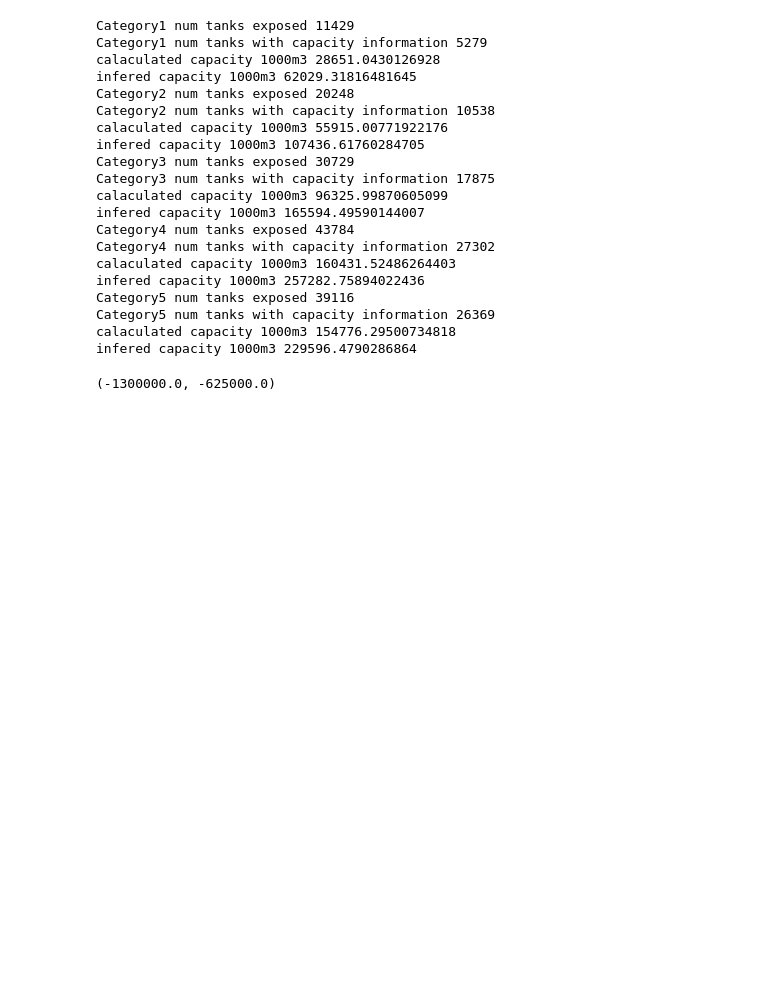
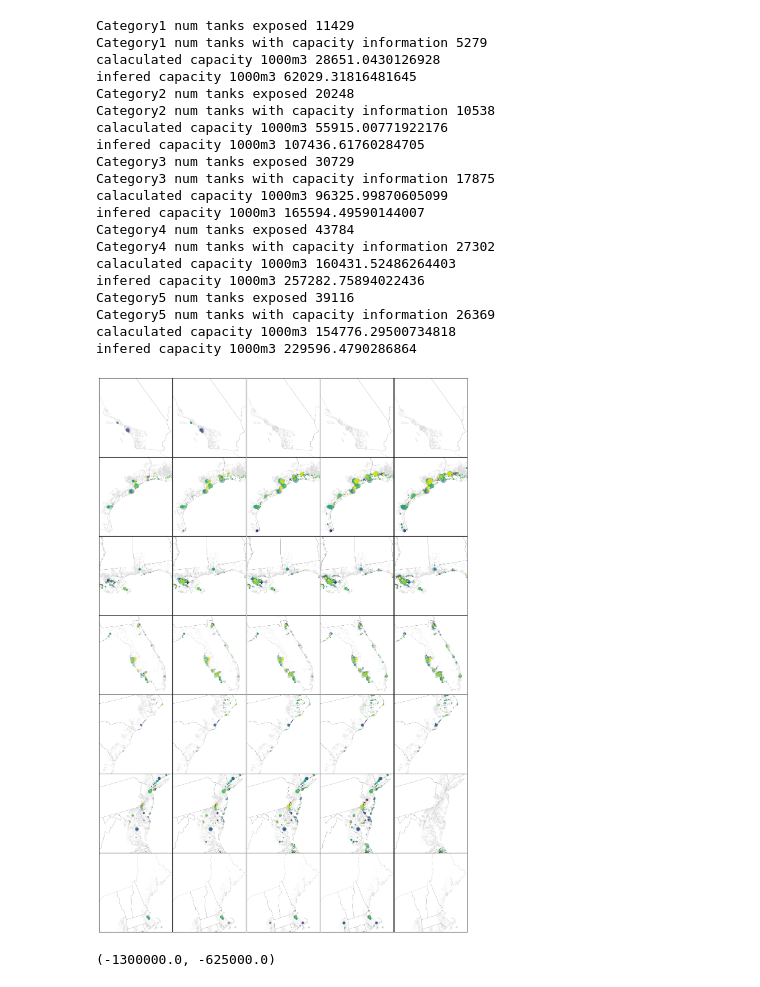
Before and after one commit to celinerobi/ast_object_detection_public, a Jupyter notebook: src/Untitled.ipynb, the cells around one changed output. Drawn from its saved outputs; the diff is of its cells as text; code cells hidden in the pictures; blank space fills up the shorter version.

```diff
--- a/src/Untitled.ipynb
+++ b/src/Untitled.ipynb
@@ -174,7 +169,9 @@ detected_tanks_slosh_data_added = gpd.read_file("/hpc/group/borsuklab/csr33/obje
 # %%
+detected_tanks_slosh_data_added = gpd.read_file("/hpc/group/borsuklab/csr33/object_detection/detected_tanks_slosh_data_added.geojson")
 slosh_cols_by_category = list_of_list_of_inundation_categories(args.temp_key)
 detected_tanks_slosh_data_added_dict = subset_tanks_with_data_by_category(detected_tanks_slosh_data_added,
-                                                                         ["id",'height', 'diameter', "object_class", "confidence", "geometry"],
+                                                                         ["id",'height', 'diameter', "object_class",
+                                                                          "confidence", "geometry"],
                                                                          slosh_cols_by_category)
 detected_tanks_slosh_data_added_gdf = combine_inundation_data_for_analysis(detected_tanks_slosh_data_added_dict)
 detected_tanks_slosh_data_added_gdf = capacity_estimation(detected_tanks_slosh_data_added_gdf)
@@ -248,31 +245,31 @@ north_east_extent = [[1.9e6, (1.9e6+x_width)], [(y_min+3*y_width),(y_min+4*y_wid
 extents = [california_extent, texas_extent, gulf_coast_extent, florida_extent,
            south_east_extent, mid_atlantic_extent, north_east_extent]
 # %%
-fig, axes = plt.subplots(nrows = 7, ncols = 5, figsize=(10, 14))
+fig, axes = plt.subplots(nrows = 7, ncols = 5, figsize=(15.635, 23.625))
 
 for j, ax in enumerate(range(5)): #iterate over categories
     tank_gdf = tank_gdfs[j]
     tank_gdf = tank_gdf.to_crs("EPSG:2163")
 
     for i, extent in enumerate(extents):
         ax = axes[i,j]
         # Plot inset data
         state_boundary.plot(ax=ax, facecolor="none",
                         edgecolor='black', lw=0.2, zorder=0, alpha = 0.5)
         compiled_predicted_tank["centroid"].plot(markersize=0.01, color="gainsboro", ax=ax,
                                                  zorder=1, alpha = 0.1)
         tank_gdf["centroid"].plot(markersize=tank_gdf['capacity']/1_000,
                                   c=tank_gdf['inundation'], alpha = 0.15,
-                                  zorder=2, ax=ax, cmap="Blues")
+                                  zorder=2, ax=ax, cmap="viridis")
 
         ax.set_xticks([])
         ax.set_yticks([])
         ax.set_xlim(extent[0])
         ax.set_ylim(extent[1])
 
-plt.subplots_adjust(left=0.025, bottom=0.025,
-                    right=0.975, top=0.975,
-                    wspace=0.05, hspace=0.05)
+plt.subplots_adjust(wspace=0.001, hspace=0.001)
+# %% [output]
+[figure, added]
 # %%
 
 
```
Also changed, not shown: parts of 12 cells of this notebook, 13 other files.
